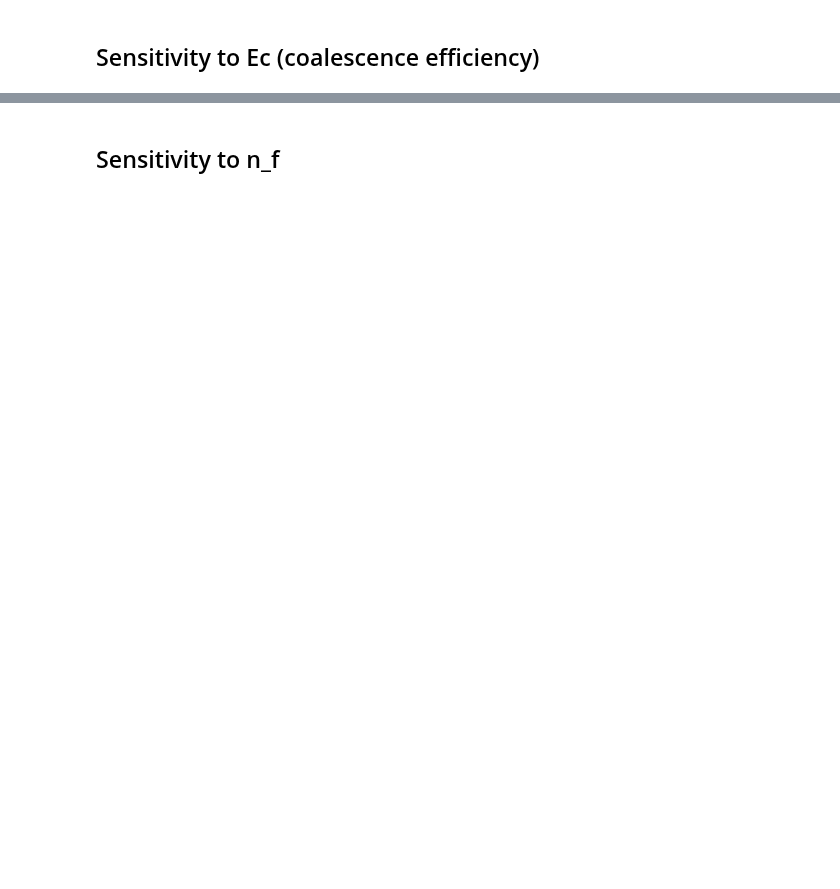
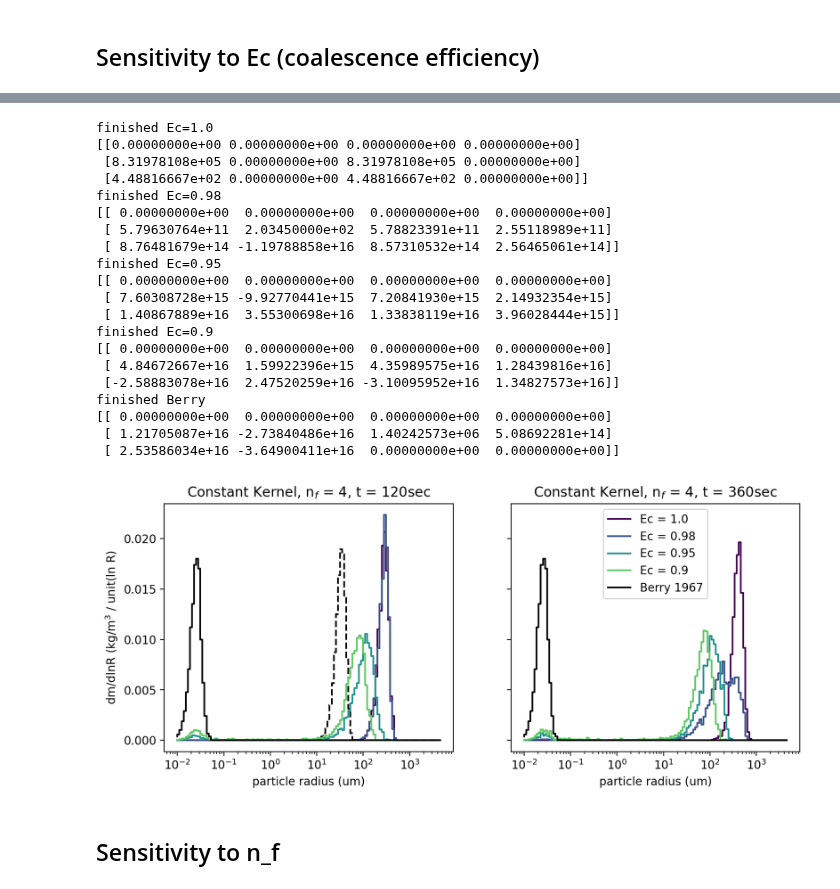
Before and after one commit to slayoo/PySDM-examples, a Jupyter notebook: PySDM_examples/deJong_Mackay_2022/box_sensitivities.ipynb, the cells around one changed output, grey strips where cells are left out. Saved outputs shown, nothing was run; the diff lists cells and outputs as text; code cells hidden in the pictures; blank space fills up the shorter version.

```diff
--- a/PySDM_examples/deJong_Mackay_2022/box_sensitivities.ipynb
+++ b/PySDM_examples/deJong_Mackay_2022/box_sensitivities.ipynb
@@ -113,3 +178,83 @@ finished Berry
+# %%
+from PySDM.dynamics.collisions.coalescence_efficiencies import Berry1967, ConstEc
+from PySDM.dynamics.collisions.collision_kernels import ConstantK
+import numpy as np
+
+settings = Settings()
+
+settings.fragmentation = AlwaysN(n=4)
+settings.n_sd = 2**13
+settings.radius_bins_edges = np.logspace(
+            np.log10(0.01 * si.um), np.log10(5000 * si.um), num=128, endpoint=True
+        )
+settings.kernel = ConstantK(a = 1e-1 * si.cm**3 / si.s)
+
+settings.warn_overflows = False
+t_steps = [0, 120, 360]
+cmap = matplotlib.cm.get_cmap('viridis')
+legend_entries = []
+
+Ec_vals = [1.0, 0.98, 0.95, 0.9]
+
+(x,y,rates) = run_box_breakup(settings, [0])
+fig, ax = pyplot.subplots(ncols=2,sharey=True,figsize=(10,4),dpi=200)
+ax[0].step(x,y[0]*settings.rho, color='k', linestyle='--', label='initial')
+#ax[0].step(x[0],y[0,0]*settings.rho, color='k', label='100 sec')
+
+for (i, Ec) in enumerate(Ec_vals):
+    settings.coal_eff = ConstEc(Ec=Ec)
+    (x,y,rates) = run_box_breakup(settings, t_steps)
+    print("finished Ec="+str(Ec))
+    for (j, step) in enumerate(t_steps):
+        if j == 0:
+            continue
+        lbl = 'Ec = ' + str(Ec)
+        ax[j-1].step(x,y[j]*settings.rho, color=cmap(i/len(Ec_vals)),#linestyle='--',
+                label= lbl if lbl not in pyplot.gca().get_legend_handles_labels()[1] else '')
+    print(rates)
+
+
+settings.coal_eff = Berry1967()
+(x,y,rates) = run_box_breakup(settings, t_steps)
+for (j, step) in enumerate(t_steps):
+    if j == 0:
+        continue
+    lbl = 'Berry 1967'
+    ax[j-1].step(x,y[j]*settings.rho, color='k', label= lbl if lbl not in pyplot.gca().get_legend_handles_labels()[1] else '')
+print("finished Berry")
+print(rates)
+
+ax[0].set_xscale("log")
+ax[1].set_xscale("log")
+ax[0].set_xlabel("particle radius (um)")
+ax[1].set_xlabel("particle radius (um)")
+ax[0].set_ylabel("dm/dlnR (kg/m$^3$ / unit(ln R)")
+ax[1].legend()
+ax[0].set_title("Constant Kernel, n$_f$ = 4, t = " + str(t_steps[1]) + "sec")
+ax[1].set_title("Constant Kernel, n$_f$ = 4, t = " + str(t_steps[2]) + "sec")
+pyplot.savefig('figures/constantK_Ec_sensitivity.png')
+# %% [output]
+finished Ec=1.0
+[[0.00000000e+00 0.00000000e+00 0.00000000e+00 0.00000000e+00]
+ [8.31978108e+05 0.00000000e+00 8.31978108e+05 0.00000000e+00]
+ [4.48816667e+02 0.00000000e+00 4.48816667e+02 0.00000000e+00]]
+finished Ec=0.98
+[[ 0.00000000e+00  0.00000000e+00  0.00000000e+00  0.00000000e+00]
+ [ 5.79630764e+11  2.03450000e+02  5.78823391e+11  2.55118989e+11]
+ [ 8.76481679e+14 -1.19788858e+16  8.57310532e+14  2.56465061e+14]]
+finished Ec=0.95
+[[ 0.00000000e+00  0.00000000e+00  0.00000000e+00  0.00000000e+00]
+ [ 7.60308728e+15 -9.92770441e+15  7.20841930e+15  2.14932354e+15]
+ [ 1.40867889e+16  3.55300698e+16  1.33838119e+16  3.96028444e+15]]
+finished Ec=0.9
+[[ 0.00000000e+00  0.00000000e+00  0.00000000e+00  0.00000000e+00]
+ [ 4.84672667e+16  1.59922396e+15  4.35989575e+16  1.28439816e+16]
+ [-2.58883078e+16  2.47520259e+16 -3.10095952e+16  1.34827573e+16]]
+finished Berry
+[[ 0.00000000e+00  0.00000000e+00  0.00000000e+00  0.00000000e+00]
+ [ 1.21705087e+16 -2.73840486e+16  1.40242573e+06  5.08692281e+14]
+ [ 2.53586034e+16 -3.64900411e+16  0.00000000e+00  0.00000000e+00]]
+[figure, added]
 # %% [markdown]
 ## Sensitivity to n_f
 # %%
```
Also changed, not shown: parts of 9 cells of this notebook, 14 other files.
